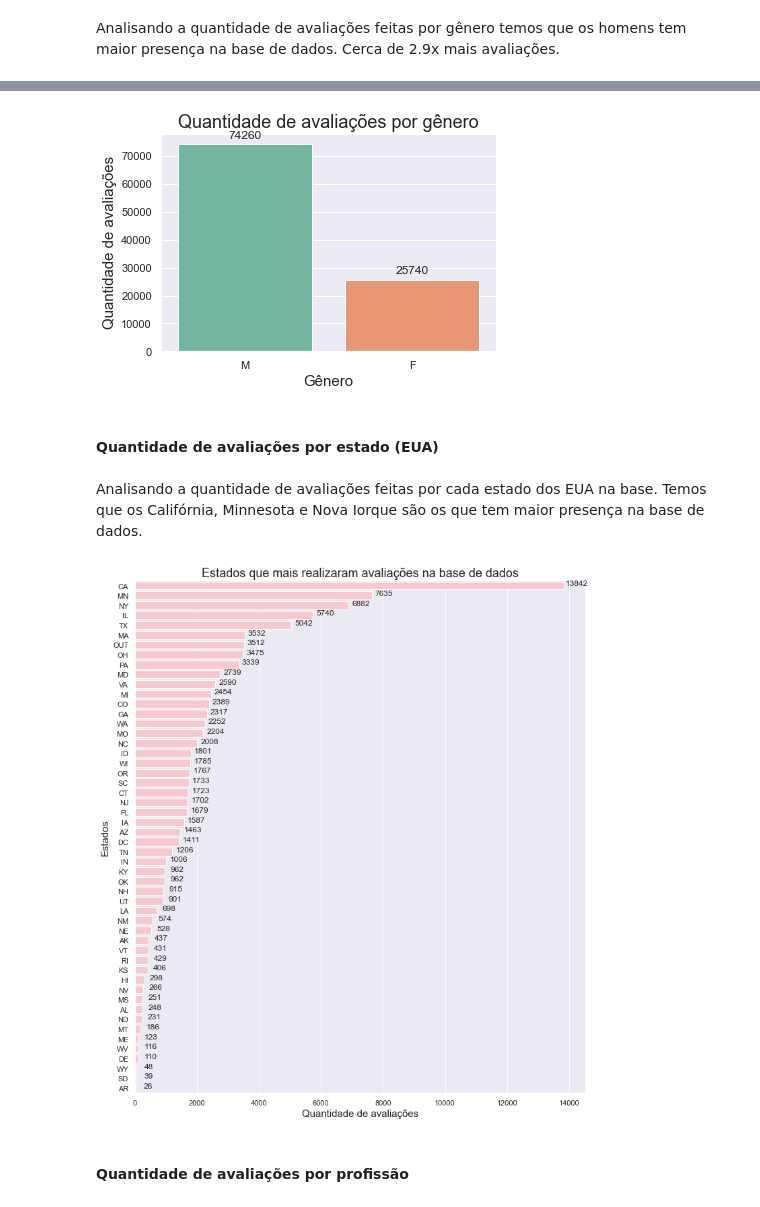
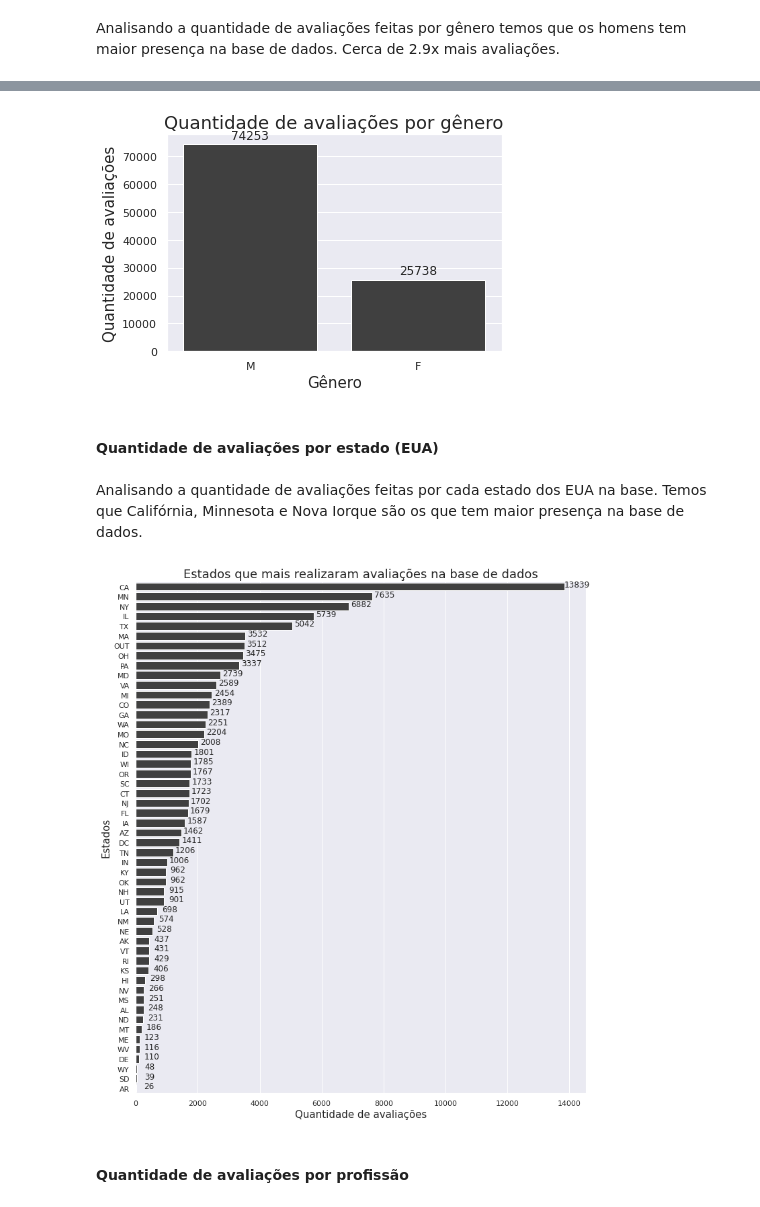
Before and after one commit to aravinii/SystemRecomendation, a Jupyter notebook: iris.ipynb, the cells around one changed output, grey strips where cells are left out. Drawn from its saved outputs; the diff is of its cells as text; code cells hidden in the pictures.

```diff
--- a/iris.ipynb
+++ b/iris.ipynb
@@ -141,7 +189,11 @@ nomes_das_colunas=['id_filme','nome_filme','data_lancamento','data_lancamento_dv
                    'tema_comedia','tema_crime','tema_documentario', 'tema_drama', 'tema_fantasia',
                    'tema_preto_branco','tema_horror','tema_musical','tema_misterio', 'tema_romance',
                    'tema_fic_cientifica','tema_suspense', 'tema_guerra','tema_velho_oeste']
-df_item=pd.read_csv("archive/ml-100k/u.item",sep="\|",names=nomes_das_colunas, engine='python')
+
+nome_dos_temas = nomes_das_colunas[5:]
+
+df_item=pd.read_csv(caminho + "u.item",
+                    sep="\|",names=nomes_das_colunas, engine='python', encoding="ISO-8859-1")
 
 #Deletamos alguns colunas que não tinham informações relevantes para a analise
 df_item.drop(columns=['data_lancamento_dvd','IMDb_url'], inplace=True)
@@ -206,13 +267,13 @@ df[df['id_filme']==267]
 # %% [markdown]
 Vamos eliminar as linhas com avaliacoes desse filme
 # %%
-df.drop(df[df['id_filme']==267].index, inplace=True)
+df.drop(df[df['id_filme']=='267'].index, inplace=True)
 # %% [markdown]
 ### Base com dados sobre os usuários
 # %%
 #Leitura dos metadados de usuarios via pandas, arquivo é separado por |
 nomes_das_colunas=['id_usuario','idade','sexo','profissao','cep']
-df_usuarios=pd.read_csv("archive/ml-100k/u.user",sep="\|",names=nomes_das_colunas, engine='python')
+df_usuarios=pd.read_csv(caminho + "u.user",sep="\|",names=nomes_das_colunas, engine='python')
 
 #Colocar a coluna de ID como texto
 df_usuarios['id_usuario'] = df_usuarios['id_usuario'].astype(str)
@@ -404,7 +468,7 @@ plt.title('Temas que mais receberam avaliações na base de dados', fontsize=18)
 plt.ylabel('Temas', fontsize=15)
 plt.xlabel('Quantidade de avaliações', fontsize=15)
 sns.set(style="darkgrid")
-ax = sns.barplot(x=list(dict_cols.values()), y=list(dict_cols.keys()),  palette="Set2")
+ax = sns.barplot(x=list(dict_cols.values()), y=list(dict_cols.keys()), color='#404040')  #palette="Set2")
 
 for p in ax.patches:
     ax.annotate(format(p.get_width(), '.0f'),
@@ -413,5 +477,7 @@ for p in ax.patches:
                    xytext = (0, 9),
                    textcoords = 'offset points')
 
+plt.savefig("distribuicao_temas.png",dpi=400, bbox_inches='tight')
+
 plt.show()
 # %% [output]
@@ -447,26 +526,27 @@ Analisando a quantidade de avaliações feitas por gênero temos que os homens t
 df = df.merge(df_usuarios, left_on='id_usuario', right_on='id_usuario', how='left')
 # %%
 plt.figure()
-ax = sns.countplot(x="sexo", data=df, palette="Set2")
+ax = sns.countplot(x="sexo", data=df, color='#404040')#palette="Set2")
 sns.set(style="darkgrid", rc={'figure.figsize':(12,8)})
 plt.title('Quantidade de avaliações por gênero', fontsize=18)
 plt.ylabel('Quantidade de avaliações', fontsize=15)
 plt.xlabel('Gênero', fontsize=15)
 
 for p in ax.patches:
     ax.annotate(format(p.get_height(), '.0f'),
                    (p.get_x() + p.get_width() / 2., p.get_height()),
                    ha = 'center', va = 'center',
                    xytext = (0, 9),
                    textcoords = 'offset points')
 
+plt.savefig("genero_avaliadores.png",dpi=400, bbox_inches='tight')
 plt.show()
 # %% [output]
-[figure, old version]
+[figure, new version]
 # %% [markdown]
 #### Quantidade de avaliações por estado (EUA)
 # %% [markdown]
-Analisando a quantidade de avaliações feitas por cada estado dos EUA na base. Temos que os Califórnia, Minnesota e Nova Iorque são os que tem maior presença na base de dados.
+Analisando a quantidade de avaliações feitas por cada estado dos EUA na base. Temos que Califórnia, Minnesota e Nova Iorque são os que tem maior presença na base de dados.
 # %%
 #Preparação do dado para a plotagem
 dict_cols = df.groupby(by='estado_usa').count().to_dict()['id_usuario']
@@ -478,7 +558,7 @@ plt.title('Estados que mais realizaram avaliações na base de dados', fontsize=
 plt.ylabel('Estados', fontsize=15)
 plt.xlabel('Quantidade de avaliações', fontsize=15)
 sns.set(style="darkgrid")
-ax = sns.barplot(x=list(dict_cols.values()), y=list(dict_cols.keys()),  color='pink')
+ax = sns.barplot(x=list(dict_cols.values()), y=list(dict_cols.keys()), color='#404040')
 
 for p in ax.patches:
     ax.annotate(format(p.get_width(), '.0f'),
@@ -486,10 +566,10 @@ for p in ax.patches:
                    ha = 'center', va = 'center',
                    xytext = (0, 9),
                    textcoords = 'offset points')
-
+plt.savefig("estado_avaliadores.png",dpi=400, bbox_inches='tight')
 plt.show()
 # %% [output]
-[figure, old version]
+[figure, new version]
 # %% [markdown]
 #### Quantidade de avaliações por profissão
 # %% [markdown]
```
Also changed, not shown: parts of 173 cells of this notebook.
